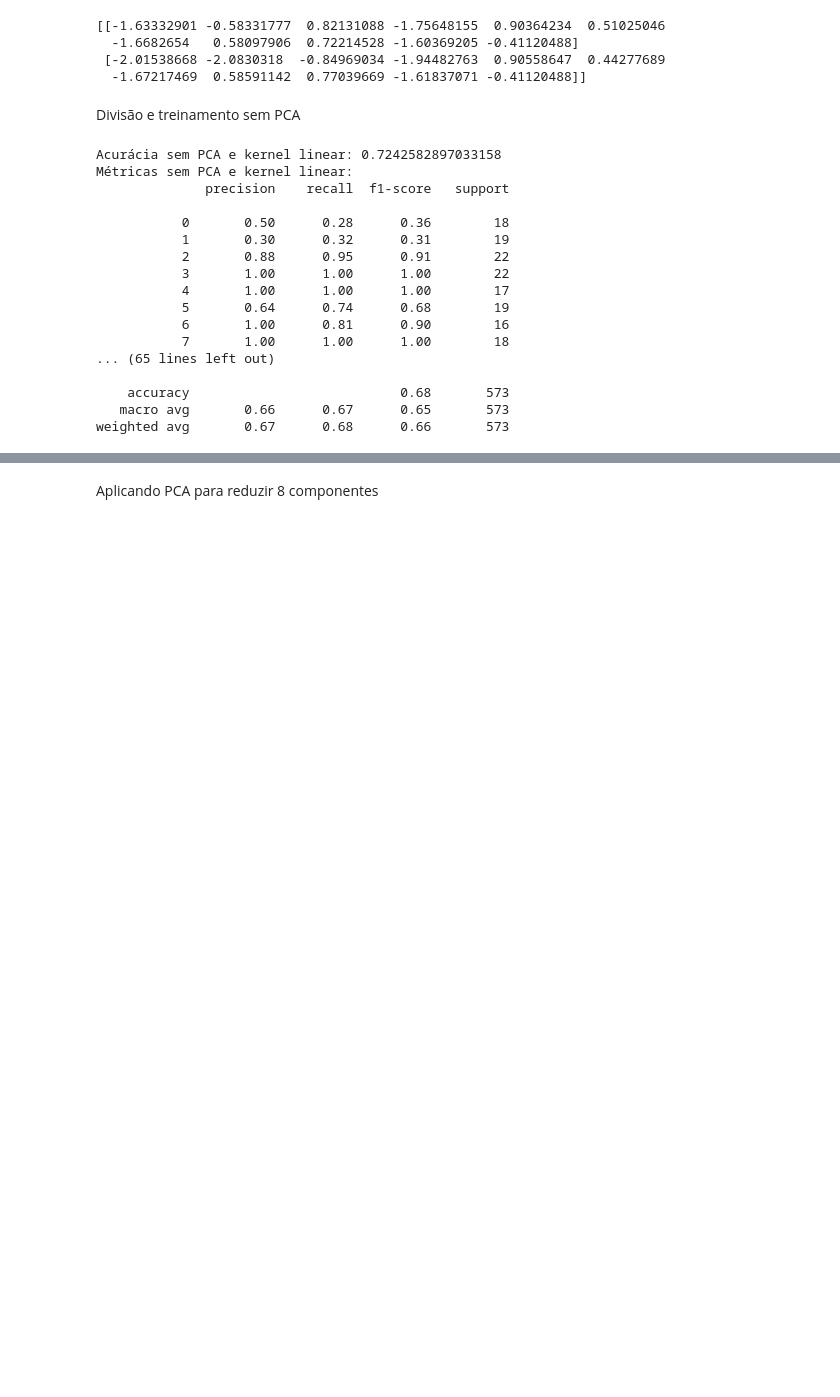
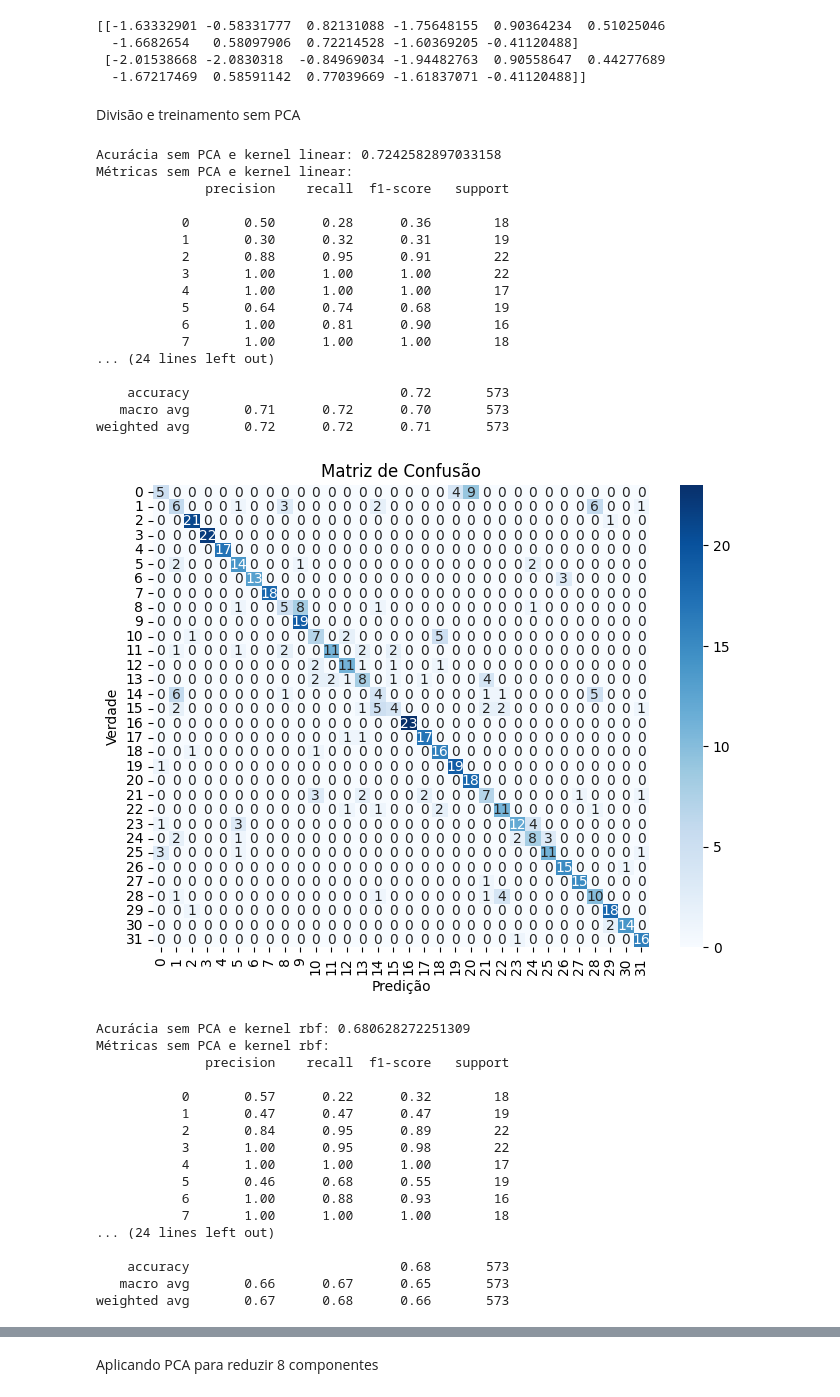
Before and after one commit to RaphaelOtavianoAmaral/Flavia-Leaf-Classification, a Jupyter notebook: dataset_svm_classification.ipynb, the cells around one changed output, grey strips where cells are left out. Saved outputs shown, nothing was run; the diff lists cells and outputs as text; code cells hidden in the pictures; blank space fills up the shorter version.

```diff
--- a/dataset_svm_classification.ipynb
+++ b/dataset_svm_classification.ipynb
@@ -9,7 +9,16 @@ from sklearn.preprocessing import StandardScaler
 from sklearn.decomposition import PCA
 from sklearn.model_selection import train_test_split
 from sklearn.svm import SVC
-from sklearn.metrics import accuracy_score,classification_report
+from sklearn.metrics import accuracy_score,classification_report,confusion_matrix
+from seaborn import heatmap
+
+def plot_confusion_matrix(test,pred):
+    plt.figure(figsize=(8, 6))
+    heatmap(confusion_matrix(test, pred), annot=True, fmt='d', cmap='Blues')
+    plt.xlabel('Predição')
+    plt.ylabel('Verdade')
+    plt.title('Matriz de Confusão')
+    plt.show()
 # %% [markdown]
 Realizando a leitura do dataset a partir de um arquivo csv e criando o respectivo vetor de labels
 # %%
@@ -81,34 +90,53 @@ Divisão e treinamento sem PCA
 x_train, x_test, y_train, y_test = train_test_split(
     x_fit, Y, test_size=0.3, random_state=42, stratify=Y
 )
 
 kernels = ["linear","rbf"]
 
 for kernel in kernels:
     svc_raw = SVC(kernel=kernel)
     svc_raw.fit(x_train,y_train)
 
     y_pred = svc_raw.predict(x_test)
 
     accuracy_raw = accuracy_score(y_test,y_pred)
 
     print(f"Acurácia sem PCA e kernel {kernel}: {accuracy_raw}")
     print(f"Métricas sem PCA e kernel {kernel}:\n{classification_report(y_test,y_pred)}")
+    plot_confusion_matrix(y_test,y_pred)
 # %% [output]
 Acurácia sem PCA e kernel linear: 0.7242582897033158
 Métricas sem PCA e kernel linear:
               precision    recall  f1-score   support
 
            0       0.50      0.28      0.36        18
            1       0.30      0.32      0.31        19
            2       0.88      0.95      0.91        22
            3       1.00      1.00      1.00        22
            4       1.00      1.00      1.00        17
            5       0.64      0.74      0.68        19
            6       1.00      0.81      0.90        16
            7       1.00      1.00      1.00        18
-... (65 lines left out)
+... (24 lines left out)
 
-    accuracy                           0.68       573
-   macro avg       0.66      0.67      0.65       573
-weighted avg       0.67      0.68      0.66       573
+    accuracy                           0.72       573
+   macro avg       0.71      0.72      0.70       573
+weighted avg       0.72      0.72      0.71       573
+[figure, added]
+Acurácia sem PCA e kernel rbf: 0.680628272251309
+Métricas sem PCA e kernel rbf:
+              precision    recall  f1-score   support
+
+           0       0.57      0.22      0.32        18
+           1       0.47      0.47      0.47        19
+           2       0.84      0.95      0.89        22
+           3       1.00      0.95      0.98        22
+           4       1.00      1.00      1.00        17
+           5       0.46      0.68      0.55        19
+           6       1.00      0.88      0.93        16
+           7       1.00      1.00      1.00        18
+... (24 lines left out)
+
+    accuracy                           0.68       573
+   macro avg       0.66      0.67      0.65       573
+weighted avg       0.67      0.68      0.66       573
```
Also changed, not shown: parts of 2 cells of this notebook, 3 other files.
